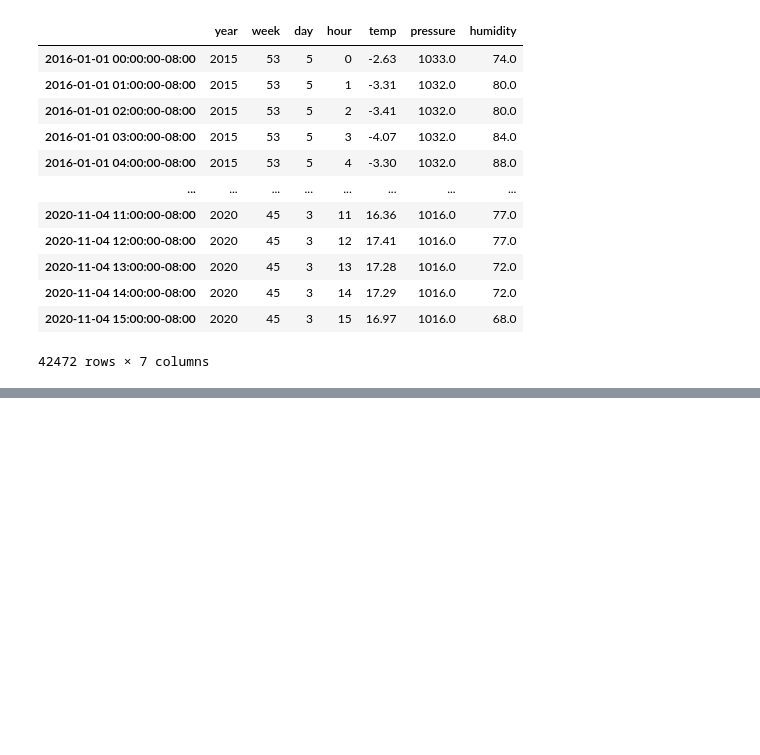
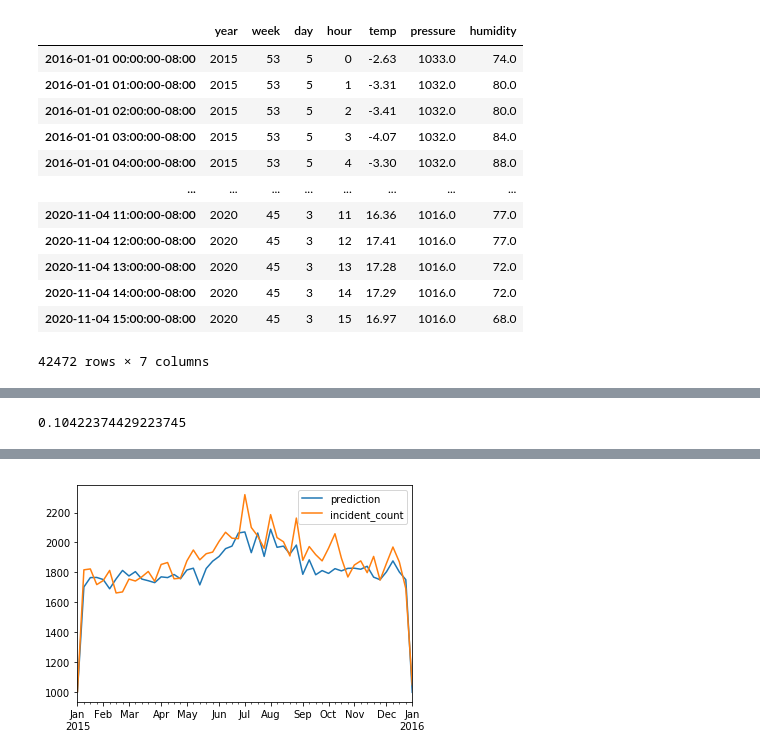
Before and after one commit to cmp0xff/seattle-911, a Jupyter notebook: main.ipynb, the cells around one changed output, grey strips where cells are left out. Cells and saved outputs as stored; diff of their text form; code cells hidden in the pictures; blank space fills up the shorter version.

Commit message:
pipeline

```diff
--- a/main.ipynb
+++ b/main.ipynb
@@ -182,0 +189,23 @@ plt.show()
+# %%
+from sklearn.svm import SVC
+from sklearn.preprocessing import StandardScaler
+# from sklearn.datasets import make_classification
+# from sklearn.model_selection import train_test_split
+from sklearn.pipeline import Pipeline
+
+# X, y = make_classification(random_state=0)
+# X_train, X_test, y_train, y_test = train_test_split(X, y, random_state=0)
+ppl = Pipeline([('scaler', StandardScaler()), ('svc', SVC())])
+# The pipeline can be used as any other estimator
+# and avoids leaking the test set into the train set
+ppl.fit(x_tr, y_tr)
+ppl.score(x_te, y_te)
+# %% [output]
+0.10422374429223745
+# %%
+y_pdp = ppl.predict(x_te)
+ressp = pd.DataFrame(data=y_pdp, index=y_te.index, columns=['prediction']).join(y_te)
+print(ressp)
+ressp.resample('W').sum().plot()
+plt.show()
+# %% [output]
@@ -182,0 +226 @@ plt.show()
+[figure, added]
```
Also changed, not shown: parts of 6 cells of this notebook.
